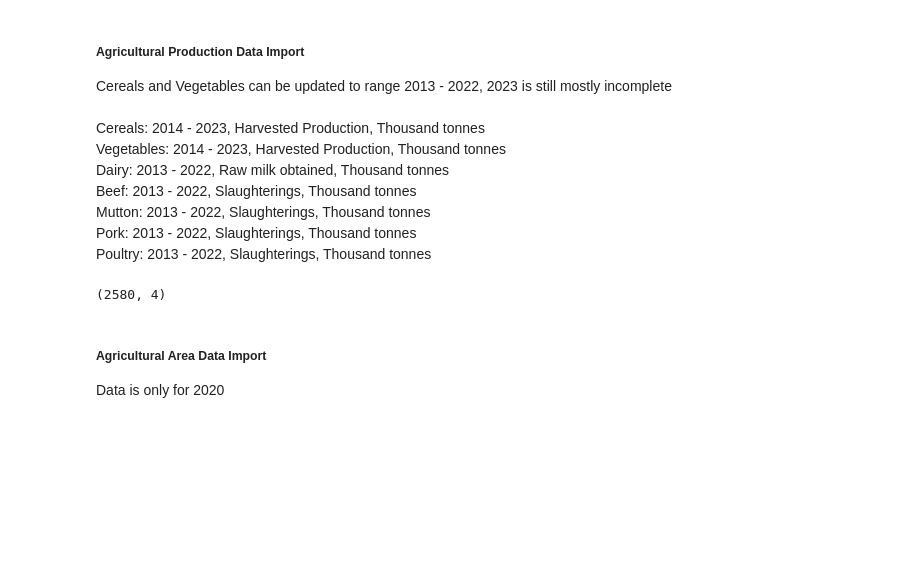
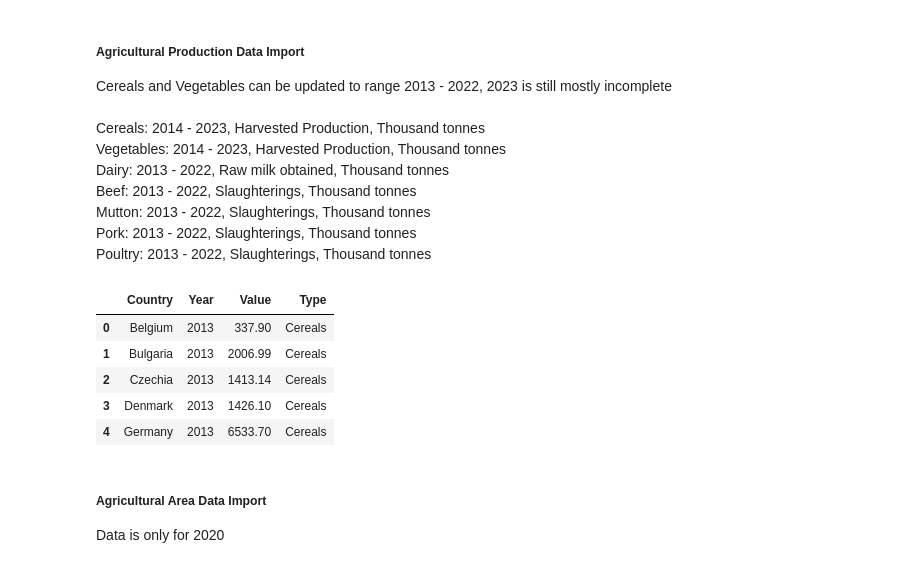
Before and after one commit to frisostolk/DDS-2023, a Jupyter notebook: notebook/combined_notebook.ipynb, the cells around one changed output. Saved outputs shown, nothing was run; the diff lists cells and outputs as text; code cells hidden in the pictures; blank space fills up the shorter version.

Commit message:
Added DB data import

```diff
--- a/notebook/combined_notebook.ipynb
+++ b/notebook/combined_notebook.ipynb
@@ -58,12 +58,12 @@ Poultry:    2013 - 2022, Slaughterings, Thousand tonnes <br>
 # %%
 #Imports under each columns uses same structure
 #Data sets for cereals and vegetables
-agri_prod_cereals = pd.read_excel("../data/agri_production/cereals.xlsx", "Sheet 1", header=8, usecols="A,B,D,F,H,J,L,N,P,R,T", skiprows=[9, 10, 11, 12], skipfooter=7, na_values=":")
+agri_prod_cereals = pd.read_excel("../data/agri_production/cereals.xlsx", "Sheet 1", header=8, usecols="A,B,D,F,H,J,L,N,P,R,T,V", skiprows=[9, 10, 11, 12], skipfooter=7, na_values=":")
 agri_prod_cereals = agri_prod_cereals.rename(columns={'TIME': 'Country'})
 agri_prod_cereals = agri_prod_cereals.melt(id_vars='Country', var_name='Year', value_name='Value')
 agri_prod_cereals["Type"] = "Cereals"
 
-agri_prod_vegetables = pd.read_excel("../data/agri_production/vegetables.xlsx", "Sheet 1", header=8,  usecols="A,B,D,F,H,J,L,N,P,R,T", skiprows=[9, 10, 11, 12], skipfooter=7, na_values=":")
+agri_prod_vegetables = pd.read_excel("../data/agri_production/vegetables.xlsx", "Sheet 1", header=8,  usecols="A,B,D,F,H,J,L,N,P,R,T,V", skiprows=[9, 10, 11, 12], skipfooter=7, na_values=":")
 agri_prod_vegetables = agri_prod_vegetables.rename(columns={'TIME': 'Country'})
 agri_prod_vegetables = agri_prod_vegetables.melt(id_vars='Country', var_name='Year', value_name='Value')
 agri_prod_vegetables["Type"] = "Vegetables"
@@ -74,34 +74,39 @@ agri_prod_dairy = agri_prod_dairy.rename(columns={'TIME': 'Country'})
 agri_prod_dairy = agri_prod_dairy.melt(id_vars='Country', var_name='Year', value_name='Value')
 agri_prod_dairy["Type"] = "Dairy"
 
 #Data sets for meat production
 agri_prod_beef = pd.read_excel("../data/agri_production/beef.xlsx", "Sheet 1", header=9, usecols="A,B,D,F,H,J,L,N,P,R,T", skiprows=[10, 11, 12, 13, 14, 15], skipfooter=7, na_values=":")
 agri_prod_beef = agri_prod_beef.rename(columns={'TIME': 'Country'})
 agri_prod_beef = agri_prod_beef.melt(id_vars='Country', var_name='Year', value_name='Value')
 agri_prod_beef["Type"] = "Beef"
 
 agri_prod_mutton = pd.read_excel("../data/agri_production/mutton.xlsx", "Sheet 1", header=9,  usecols="A,B,D,F,H,J,L,N,P,R,T", skiprows=[10, 11, 12, 13, 14, 15], skipfooter=7, na_values=":")
 agri_prod_mutton = agri_prod_mutton.rename(columns={'TIME': 'Country'})
 agri_prod_mutton = agri_prod_mutton.melt(id_vars='Country', var_name='Year', value_name='Value')
 agri_prod_mutton["Type"] = "Mutton"
 
 
 agri_prod_pork = pd.read_excel("../data/agri_production/pork.xlsx", "Sheet 1", header=9,  usecols="A,B,D,F,H,J,L,N,P,R,T", skiprows=[10, 11, 12, 13, 14, 15], skipfooter=7, na_values=":")
 agri_prod_pork = agri_prod_pork.rename(columns={'TIME': 'Country'})
 agri_prod_pork = agri_prod_pork.melt(id_vars='Country', var_name='Year', value_name='Value')
 agri_prod_pork["Type"] = "Pork"
 
 #Data set for poultry production
 agri_prod_poultry = pd.read_excel("../data/agri_production/poultry.xlsx", "Sheet 1", header=9, usecols="A,B,D,F,H,J,L,N,P,R,T", skiprows=[10, 11, 12, 13, 14, 15], skipfooter=9, na_values=":")
 agri_prod_poultry = agri_prod_poultry.rename(columns={"TIME": "Country"})
 agri_prod_poultry = agri_prod_poultry.melt(id_vars='Country', var_name='Year', value_name='Value')
 agri_prod_poultry["Type"] = "Poultry"
 
 frames = [agri_prod_cereals, agri_prod_vegetables, agri_prod_dairy, agri_prod_beef, agri_prod_mutton, agri_prod_pork, agri_prod_poultry ]
 
 agri_prod = pd.concat(frames)
 # %% [output]
-(2580, 4)
+|  | Country | Year | Value | Type |
+| 0 | Belgium | 2013 | 337.90 | Cereals |
+| 1 | Bulgaria | 2013 | 2006.99 | Cereals |
+| 2 | Czechia | 2013 | 1413.14 | Cereals |
+| 3 | Denmark | 2013 | 1426.10 | Cereals |
+| 4 | Germany | 2013 | 6533.70 | Cereals |
 # %% [markdown]
 ##### Agricultural Area Data Import
 
```
Also changed, not shown: parts of 4 cells of this notebook, 2 other files.
